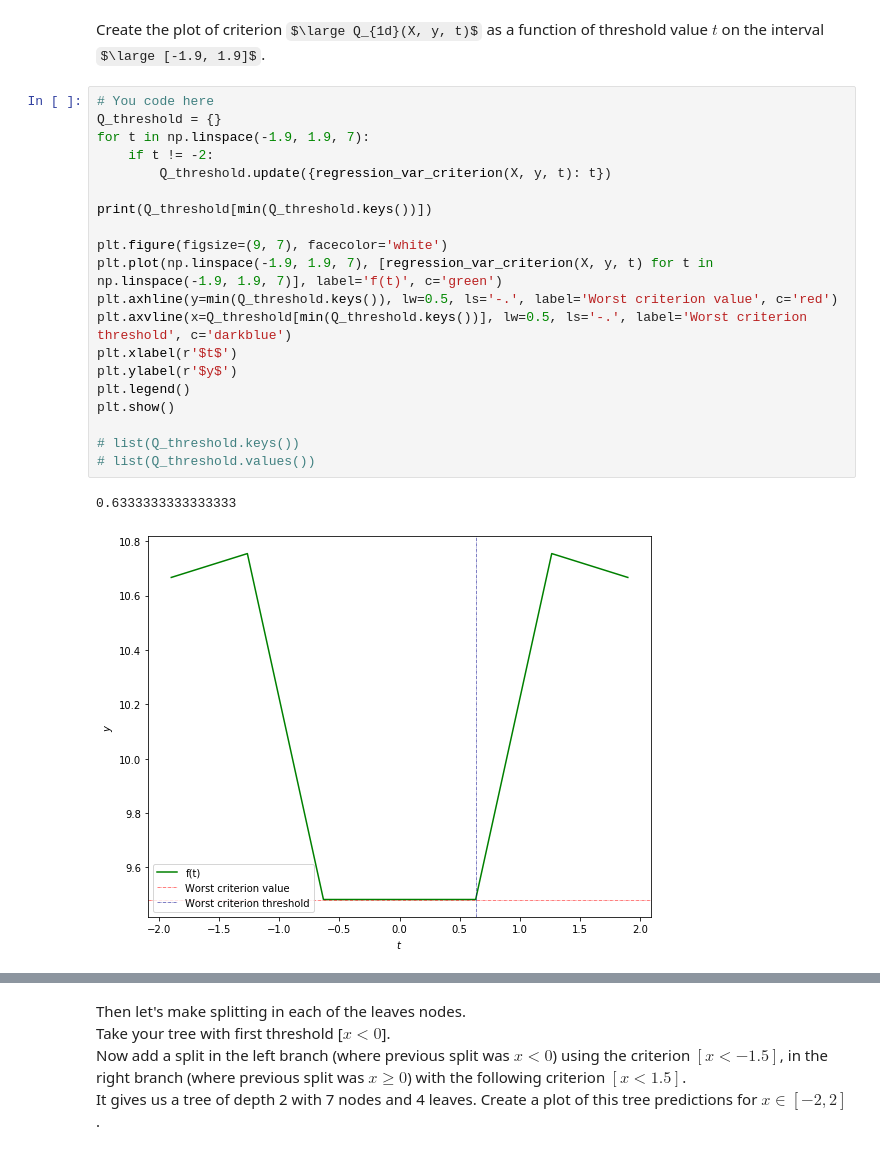
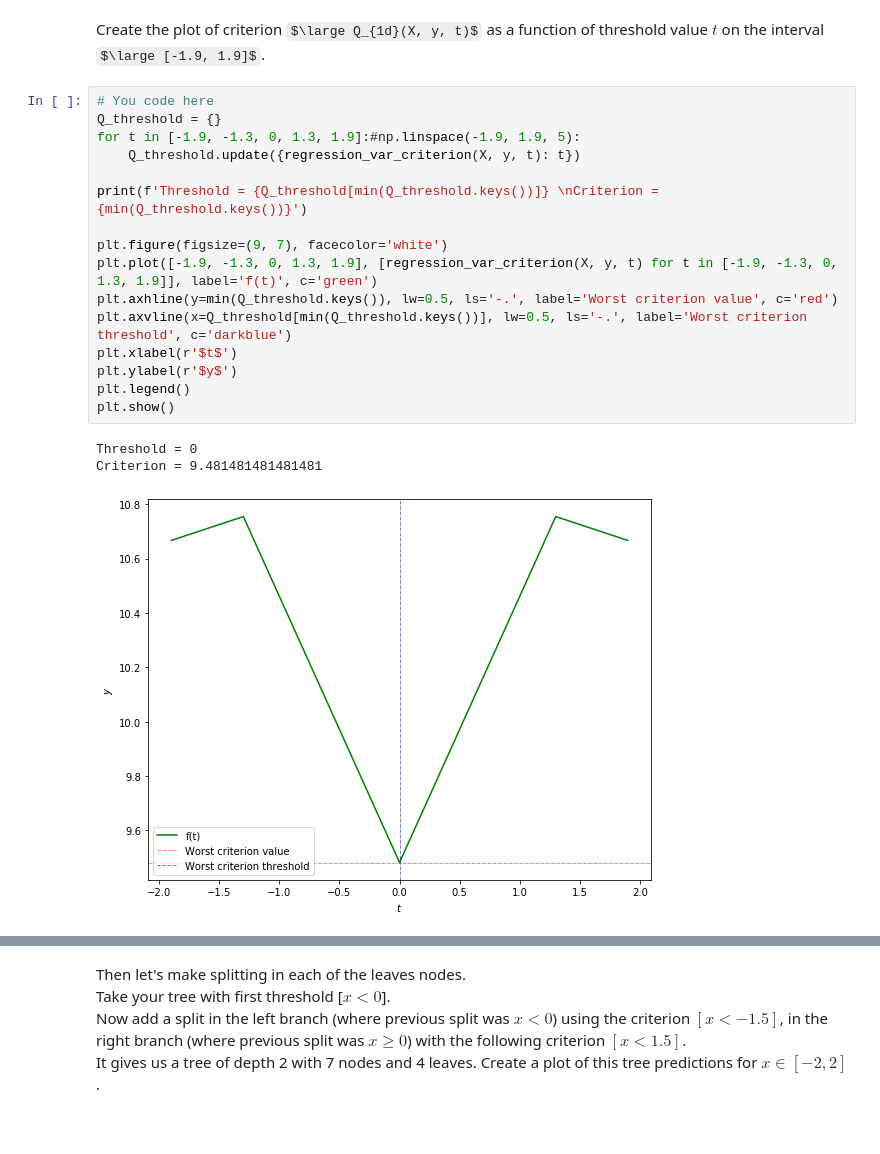
Before and after one commit to koolvn/mlcourse.ai, a Jupyter notebook: jupyter_english/assignments_fall2019/assignment2_part1_decision_trees.ipynb, the cells around one changed output, grey strips where cells are left out. Saved outputs shown, nothing was run; the diff lists cells and outputs as text; some formulas as TeX source; blank space fills up the shorter version.

```diff
--- a/jupyter_english/assignments_fall2019/assignment2_part1_decision_trees.ipynb
+++ b/jupyter_english/assignments_fall2019/assignment2_part1_decision_trees.ipynb
@@ -132,23 +132,20 @@ Create the plot of criterion $\large Q_{1d}(X, y, t)$  as a function of threshol
 # %%
 # You code here
 Q_threshold = {}
-for t in np.linspace(-1.9, 1.9, 7):
-    if t != -2:
-        Q_threshold.update({regression_var_criterion(X, y, t): t})
+for t in [-1.9, -1.3, 0, 1.3, 1.9]:#np.linspace(-1.9, 1.9, 5):
+    Q_threshold.update({regression_var_criterion(X, y, t): t})
 
-print(Q_threshold[min(Q_threshold.keys())])
+print(f'Threshold = {Q_threshold[min(Q_threshold.keys())]} \nCriterion = {min(Q_threshold.keys())}')
 
 plt.figure(figsize=(9, 7), facecolor='white')
-plt.plot(np.linspace(-1.9, 1.9, 7), [regression_var_criterion(X, y, t) for t in np.linspace(-1.9, 1.9, 7)], label='f(t)', c='green')
+plt.plot([-1.9, -1.3, 0, 1.3, 1.9], [regression_var_criterion(X, y, t) for t in [-1.9, -1.3, 0, 1.3, 1.9]], label='f(t)', c='green')
 plt.axhline(y=min(Q_threshold.keys()), lw=0.5, ls='-.', label='Worst criterion value', c='red')
 plt.axvline(x=Q_threshold[min(Q_threshold.keys())], lw=0.5, ls='-.', label='Worst criterion threshold', c='darkblue')
 plt.xlabel(r'$t$')
 plt.ylabel(r'$y$')
 plt.legend()
 plt.show()
-
-# list(Q_threshold.keys())
-# list(Q_threshold.values())
 # %% [output]
-0.6333333333333333
+Threshold = 0
+Criterion = 9.481481481481481
-[figure, old version]
+[figure, new version]
```
Also changed, not shown: parts of 23 cells of this notebook.
